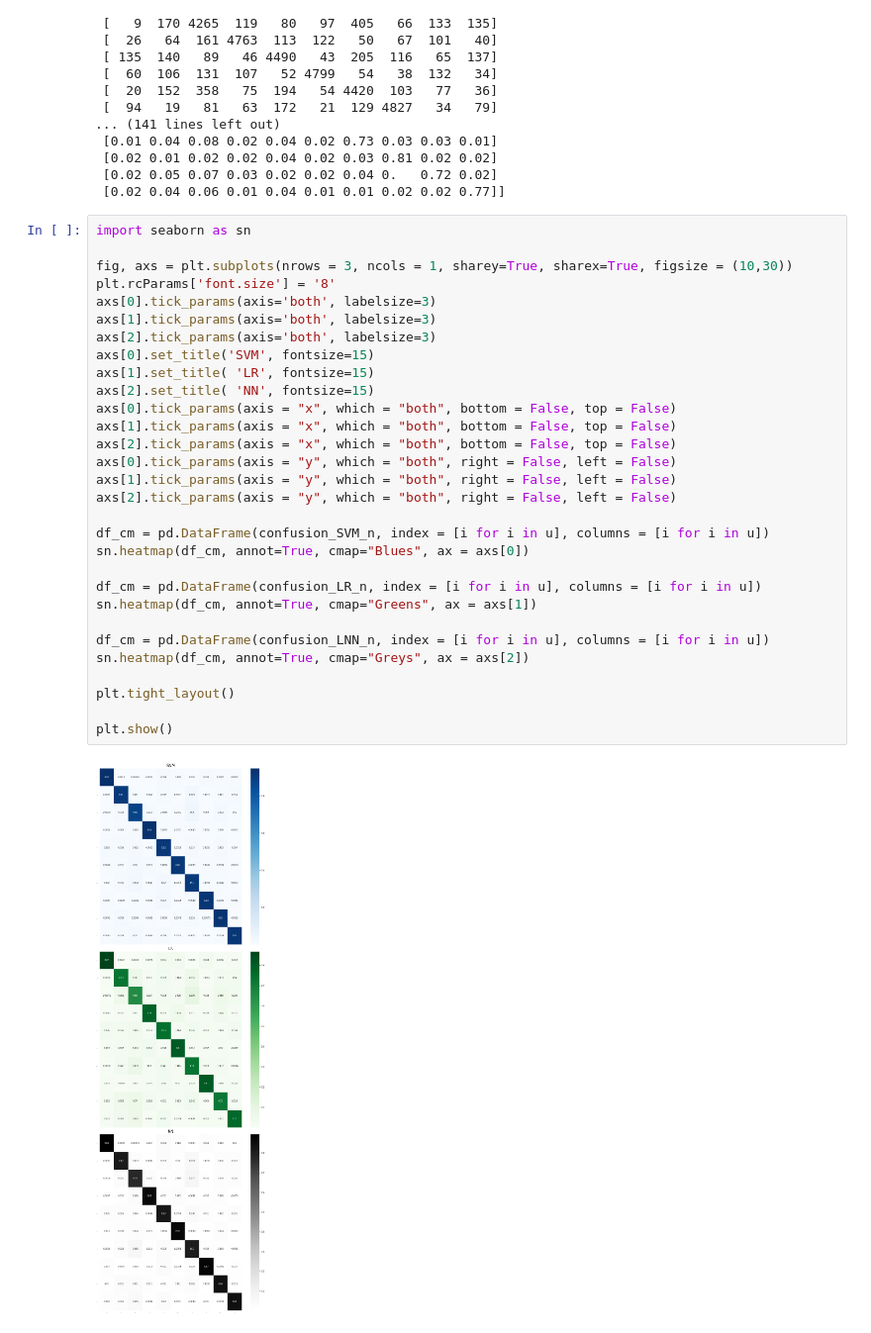
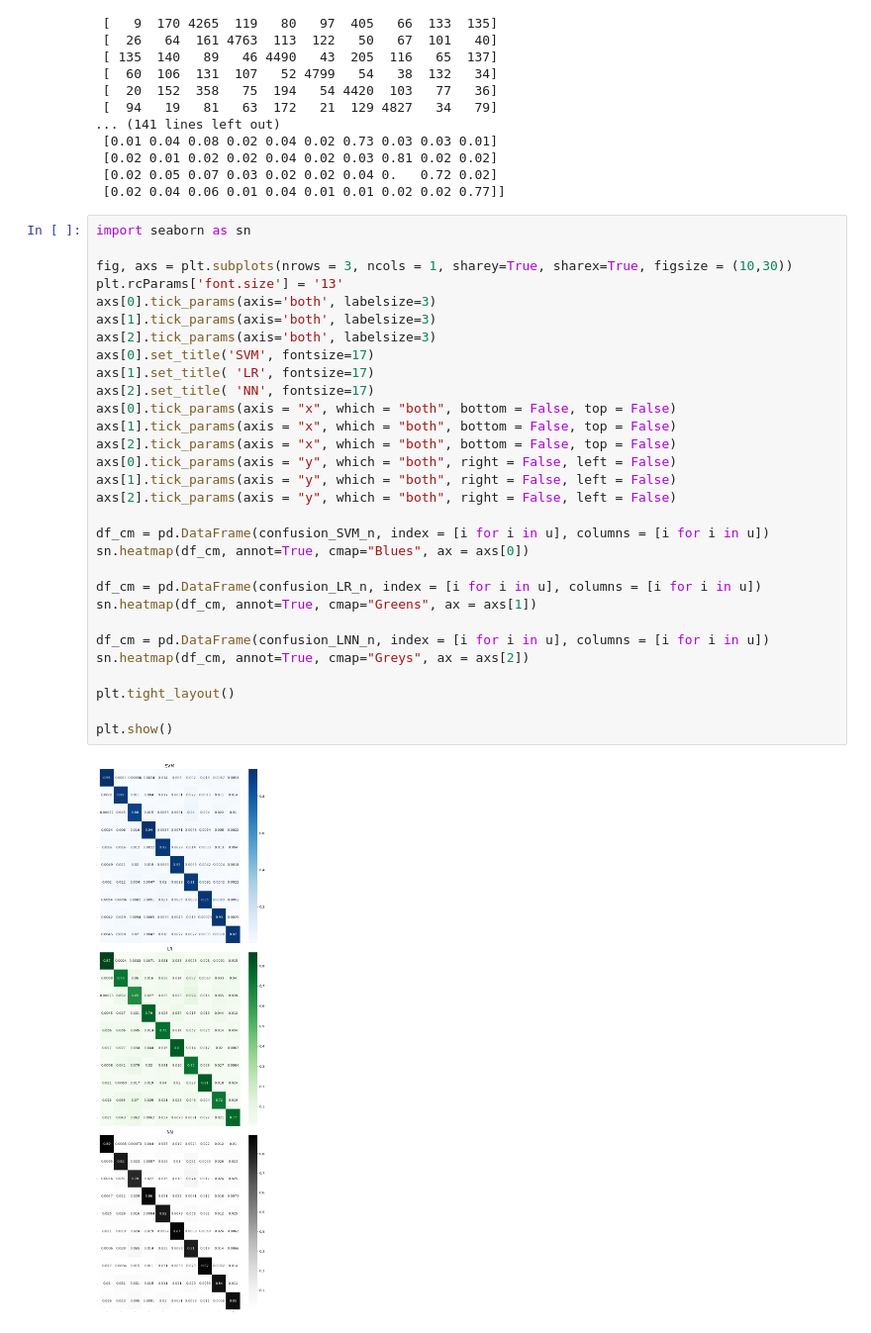
Before and after one commit to aidinattar/MachineLearning_Projects, a Jupyter notebook: Neural_Networks/Attar_Aidin_LAB3_Characters_Classification_with_Neural_Networks.ipynb, the cells around one changed output. Shown at 99% size. Drawn from its saved outputs; the diff is of its cells as text.

```diff
--- a/Neural_Networks/Attar_Aidin_LAB3_Characters_Classification_with_Neural_Networks.ipynb
+++ b/Neural_Networks/Attar_Aidin_LAB3_Characters_Classification_with_Neural_Networks.ipynb
@@ -872,32 +886,32 @@ Labels and frequencies in test set:  [5504 5497 5479 5507 5466 5513 5489 5519 55
 # %%
 import seaborn as sn
 
 fig, axs = plt.subplots(nrows = 3, ncols = 1, sharey=True, sharex=True, figsize = (10,30))
-plt.rcParams['font.size'] = '8'
+plt.rcParams['font.size'] = '13'
 axs[0].tick_params(axis='both', labelsize=3)
 axs[1].tick_params(axis='both', labelsize=3)
 axs[2].tick_params(axis='both', labelsize=3)
-axs[0].set_title('SVM', fontsize=15)
-axs[1].set_title( 'LR', fontsize=15)
-axs[2].set_title( 'NN', fontsize=15)
+axs[0].set_title('SVM', fontsize=17)
+axs[1].set_title( 'LR', fontsize=17)
+axs[2].set_title( 'NN', fontsize=17)
 axs[0].tick_params(axis = "x", which = "both", bottom = False, top = False)
 axs[1].tick_params(axis = "x", which = "both", bottom = False, top = False)
 axs[2].tick_params(axis = "x", which = "both", bottom = False, top = False)
 axs[0].tick_params(axis = "y", which = "both", right = False, left = False)
 axs[1].tick_params(axis = "y", which = "both", right = False, left = False)
 axs[2].tick_params(axis = "y", which = "both", right = False, left = False)
 
 df_cm = pd.DataFrame(confusion_SVM_n, index = [i for i in u], columns = [i for i in u])
 sn.heatmap(df_cm, annot=True, cmap="Blues", ax = axs[0])
 
 df_cm = pd.DataFrame(confusion_LR_n, index = [i for i in u], columns = [i for i in u])
 sn.heatmap(df_cm, annot=True, cmap="Greens", ax = axs[1])
 
 df_cm = pd.DataFrame(confusion_LNN_n, index = [i for i in u], columns = [i for i in u])
 sn.heatmap(df_cm, annot=True, cmap="Greys", ax = axs[2])
 
 plt.tight_layout()
 
 plt.show()
 # %% [output]
-[figure, old version]
+[figure, new version]
```
Also changed, not shown: parts of 21 cells of this notebook.
